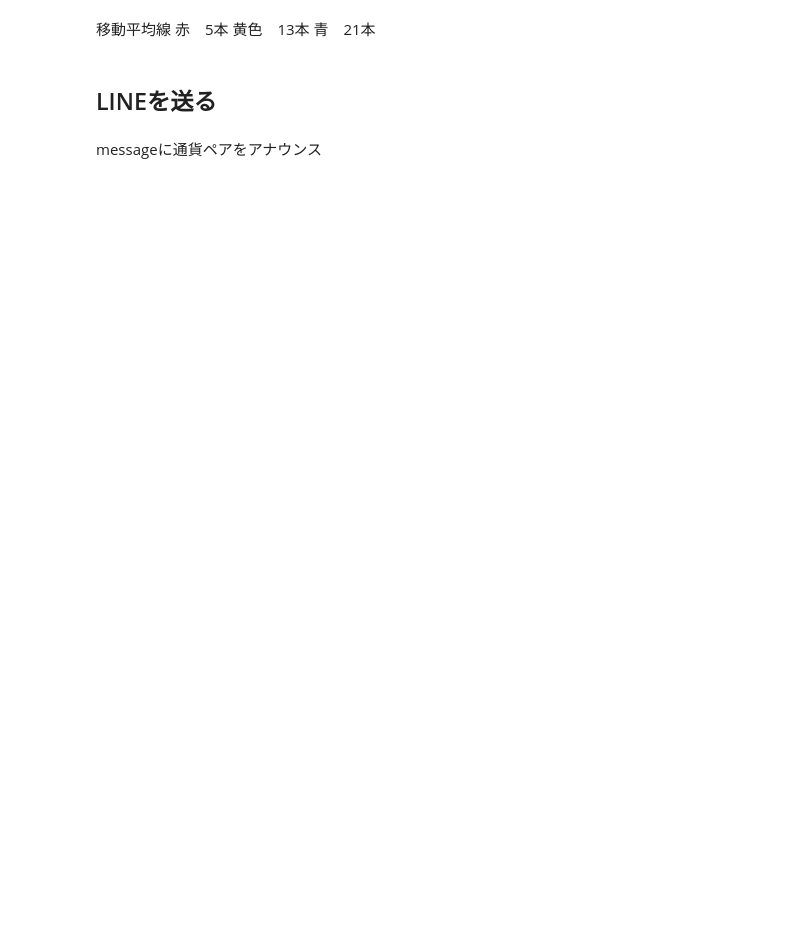
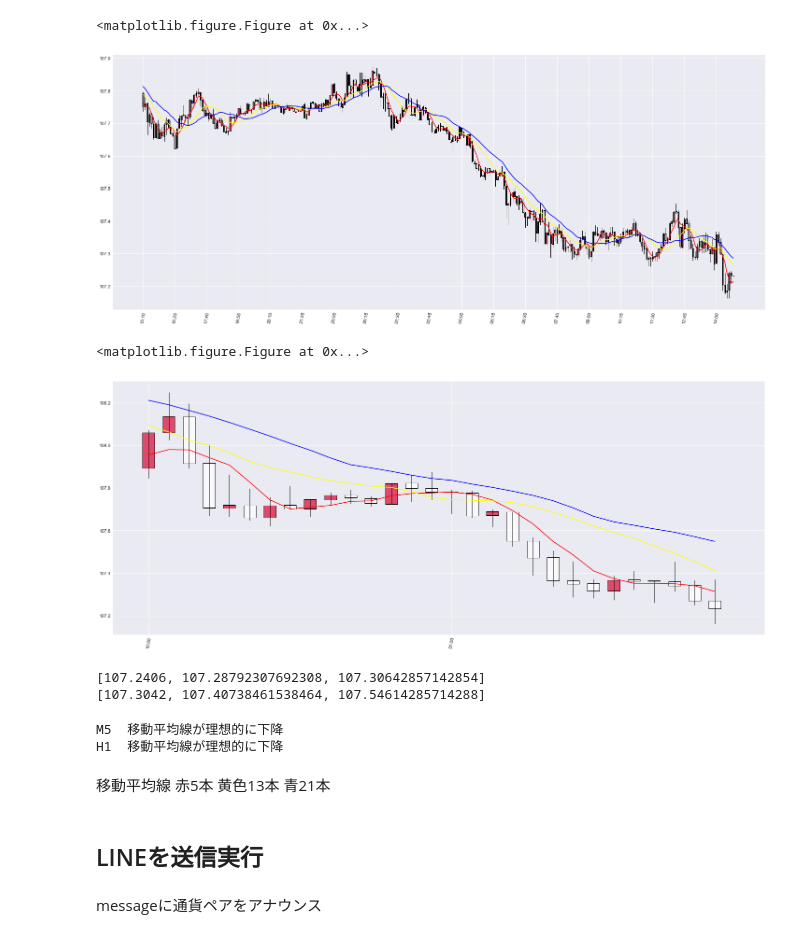
Before and after one commit to sakiyoshida-7/FXproject, a Jupyter notebook: OANDA/main.ipynb, the cells around one changed output. Cells and saved outputs as stored; diff of their text form; code cells hidden in the pictures; blank space fills up the shorter version.

Commit message:
add graph

```diff
--- a/OANDA/main.ipynb
+++ b/OANDA/main.ipynb
@@ -86,7 +28,35 @@ Name: close, dtype: float64
-# %% [markdown]
-移動平均線
-赤　5本
-黄色　13本
-青　21本
+# %%
+# グラフ確認
+params = {"alignmentTimezone": "Japan","count": 300, "granularity": "M5"}
+candle = BasicFunctions.get_csvdata(instrument, params, api_key)
+BasicFunctions.show_chart(candle)
+
+params = {"alignmentTimezone": "Japan","count": 50, "granularity": "H1"}
+candle = BasicFunctions.get_csvdata(instrument, params, api_key)
+BasicFunctions.show_chart(candle)
+# %% [output]
+<matplotlib.figure.Figure at 0x...>
+[figure, added]
+<matplotlib.figure.Figure at 0x...>
+[figure, added]
+# %%
+instrument = "USD_JPY"
+params = {"count": 50, "granularity": "M5"}
+df = BasicFunctions.get_data(api_key, instrument, params)
+res_M5 = conditions.check_ave_line(df)
+params = {"count": 50, "granularity": "H1"}
+df = BasicFunctions.get_data(api_key, instrument, params)
+res_H1 = conditions.check_ave_line(df)
+# %% [output]
+[107.2406, 107.28792307692308, 107.30642857142854]
+[107.3042, 107.40738461538464, 107.54614285714288]
+# %%
+print("M5 ", res_M5)
+print("H1 ", res_H1)
+# %% [output]
+M5  移動平均線が理想的に下降
+H1  移動平均線が理想的に下降
+# %% [markdown]
+移動平均線 赤5本 黄色13本 青21本
 # %% [markdown]
-## LINEを送る
+## LINEを送信実行
```
Also changed, not shown: parts of 14 cells of this notebook, 3 other files.
